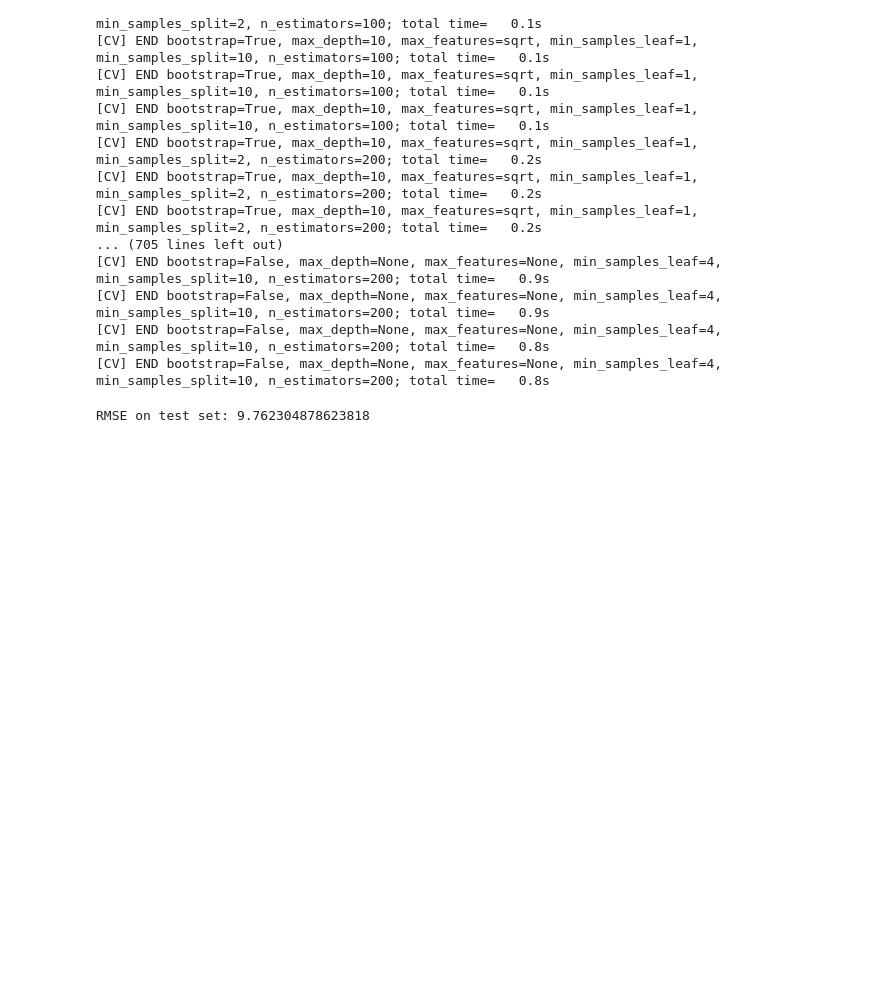
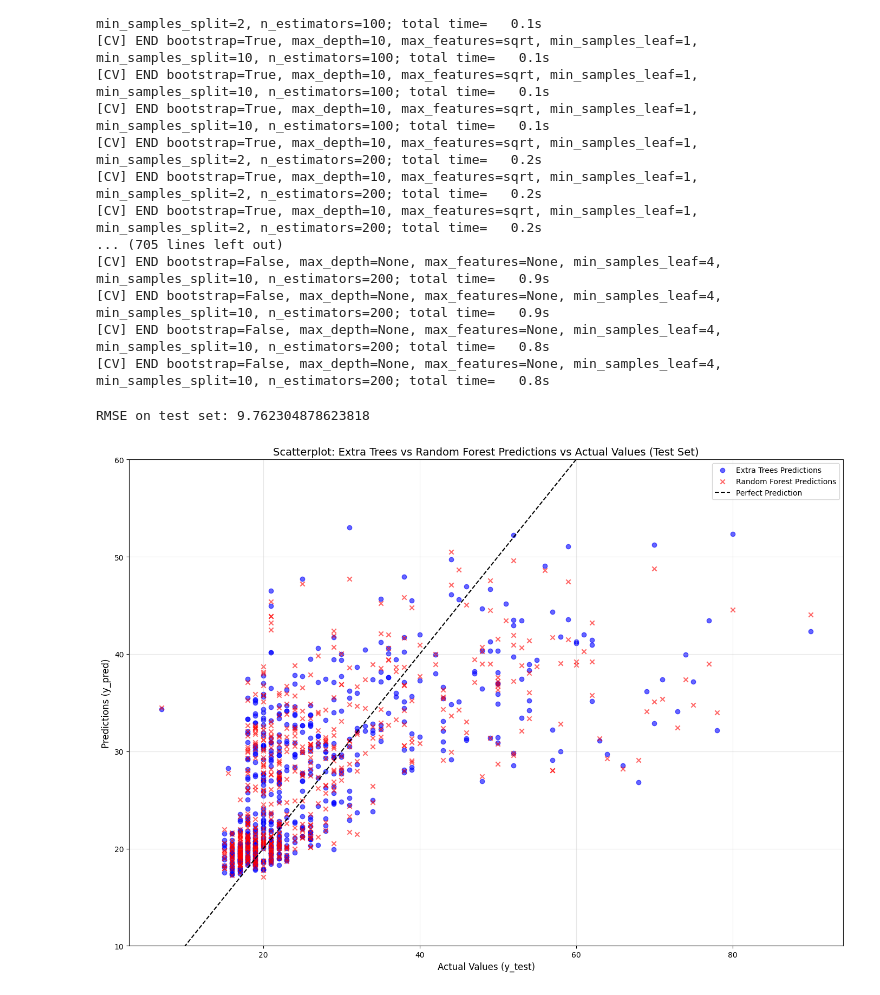
Before and after one commit to CarlaFinocchiaro/Age-Estimation, a Jupyter notebook: progetto_9_770.ipynb, the cells around one changed output. Cells and saved outputs as stored; diff of their text form; code cells hidden in the pictures; blank space fills up the shorter version.

Commit message:
New graph, wrote all imports at the beginning

```diff
--- a/progetto_9_770.ipynb
+++ b/progetto_9_770.ipynb
@@ -536,6 +529,27 @@ rmse_etr = np.sqrt(mse_etr)
 print("RMSE on test set:", rmse_etr)
 # %% [output]
 RMSE on test set: 9.762304878623818
+# %%
+plt.figure(figsize=(14, 10))
+
+# Scatter plot for Extra Trees and Random Forest predictions
+plt.scatter(y_test, y_pred_etr, alpha=0.6, color='blue', label='Extra Trees Predictions', marker='o')
+plt.scatter(y_test, y_pred_rf, alpha=0.6, color='red', label='Random Forest Predictions', marker='x')
+
+# Perfect Prediction line
+plt.plot([min(y_test), max(y_test)], [min(y_test), max(y_test)], color='black', linestyle='--', label='Perfect Prediction')
+plt.ylim(10, 60)
+
+# Labels and title
+plt.title("Scatterplot: Extra Trees vs Random Forest Predictions vs Actual Values (Test Set)", fontsize=14)
+plt.xlabel("Actual Values (y_test)", fontsize=12)
+plt.ylabel("Predictions (y_pred)", fontsize=12)
+plt.legend()
+plt.grid(True, alpha=0.3)
+plt.tight_layout()
+plt.show()
+# %% [output]
+[figure, added]
 # %%
 y_etr = optimized_etr.predict(df[2933:])
 results = pd.DataFrame({
```
Also changed, not shown: parts of 5 cells of this notebook.
